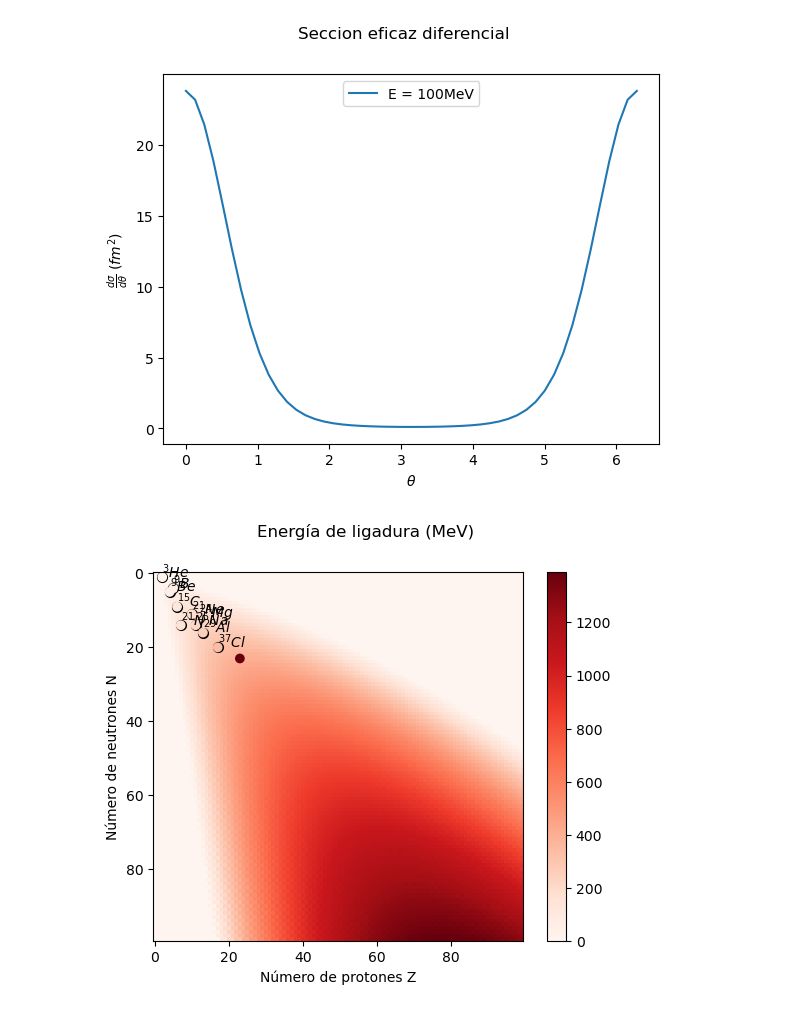
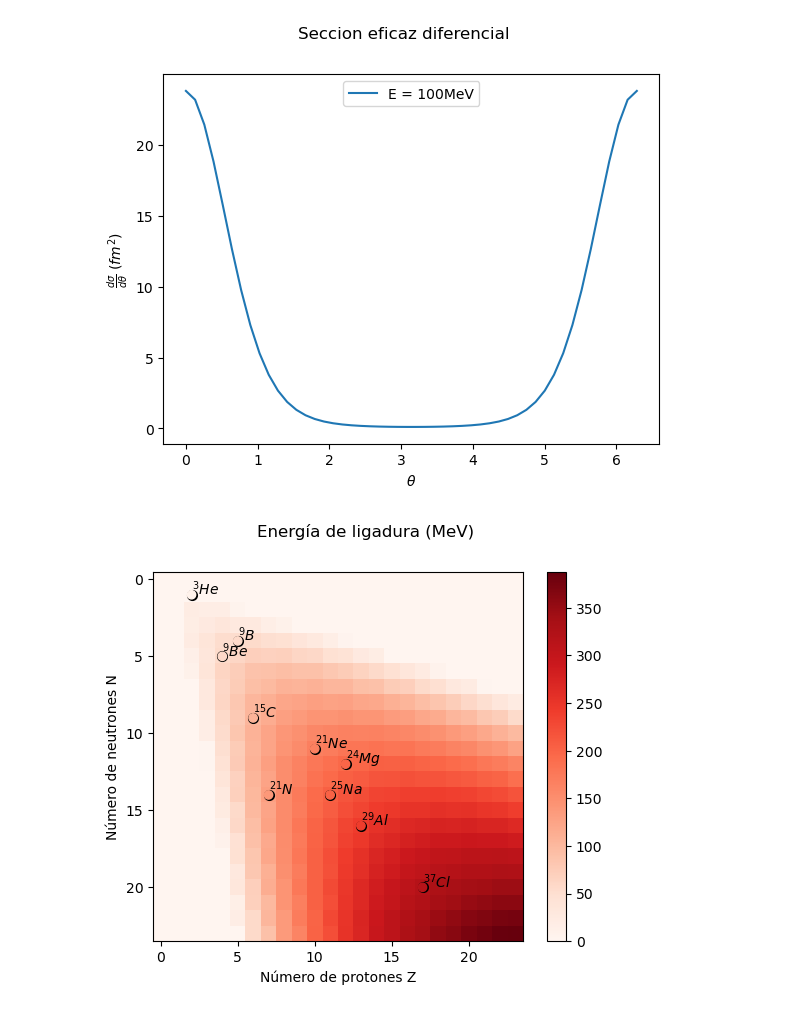
Before and after one commit to JuanSierra2003/hello-world, a Jupyter notebook: Nuclear/TallerNuclear.ipynb, the cells around one changed output. Saved outputs shown, nothing was run; the diff lists cells and outputs as text; code cells hidden in the pictures.

```diff
--- a/Nuclear/TallerNuclear.ipynb
+++ b/Nuclear/TallerNuclear.ipynb
@@ -140,35 +140,35 @@ ob_v, ob_s, ob_sy, ob_c, odel = 16.3, 19.2, 45.4, 0.77, 0
 def Mc2(A, Z):
     #Paridad
     P = (A%2 - 1)**2
     return (((eb_v-ob_v)*P+ob_v)*A - ((eb_s-ob_s)*P+ob_s)*A**(2/3) - (((eb_sy-ob_sy)*P+ob_sy)/2)*((A-2*Z)**2)/A - ((eb_c-ob_c)*P+ob_c)*(Z**2)/A**(1/3) + (P*edel*(-1)**(Z%2))/(A**(0.5)))
 
-Z = np.arange(0,101)
-N = np.arange(0,101)
+Z = np.arange(0,24)
+N = np.arange(0,24)
 
 Z, N = np.meshgrid(Z, N)
 
 M = Mc2(Z+N, Z)
 M[0,0]=0
 M = np.zeros(M.shape) + M*(M>0)
 
 #Experimentales
-z =np.array([100, 7, 5, 2, 13, 6, 12, 4, 17, 10, 11, 100])
-n = np.array([0, 14, 4, 1, 16, 9, 12, 5, 20, 11, 14, 100])
+z =np.array([23, 7, 5, 2, 13, 6, 12, 4, 17, 10, 11, 23])
+n = np.array([0, 14, 4, 1, 16, 9, 12, 5, 20, 11, 14, 23])
 B_energy = np.array([0,6.609,6.257,2.572, 8.348, 7.1, 8.2607, 6.463, 8.570, 7.972, 8.1014, 0])*(z+n)
 label = [r'$^{21}N$', r'$^{9}B$', r'$^{3}He$', r'$^{29}Al$', r'$^{15}C$', r'$^{24}Mg$', r'$^{9}Be$', r'$^{37}Cl$', r'$^{21}Ne$', r'$^{25}Na$']
 B_energy[0], B_energy[-1] = M[-1,0], M[-1,-1]
 
 for ii, tt in enumerate(label):
     plt.text(z[ii+1], n[ii+1], tt)
 
 plt.set_cmap('Reds')
 plt.imshow(M)
 plt.colorbar()
 plt.scatter(z[1:-1],n[1:-1],edgecolors='black', linewidths=2)
 plt.scatter(z,n,c=B_energy)
 plt.xlabel('Número de protones Z')
 plt.ylabel('Número de neutrones N')
 plt.suptitle('Energía de ligadura (MeV)')
 plt.savefig('B_energy.png')
 # %% [output]
-[figure, old version]
+[figure, new version]
```
Also changed, not shown: parts of 3 cells of this notebook.
